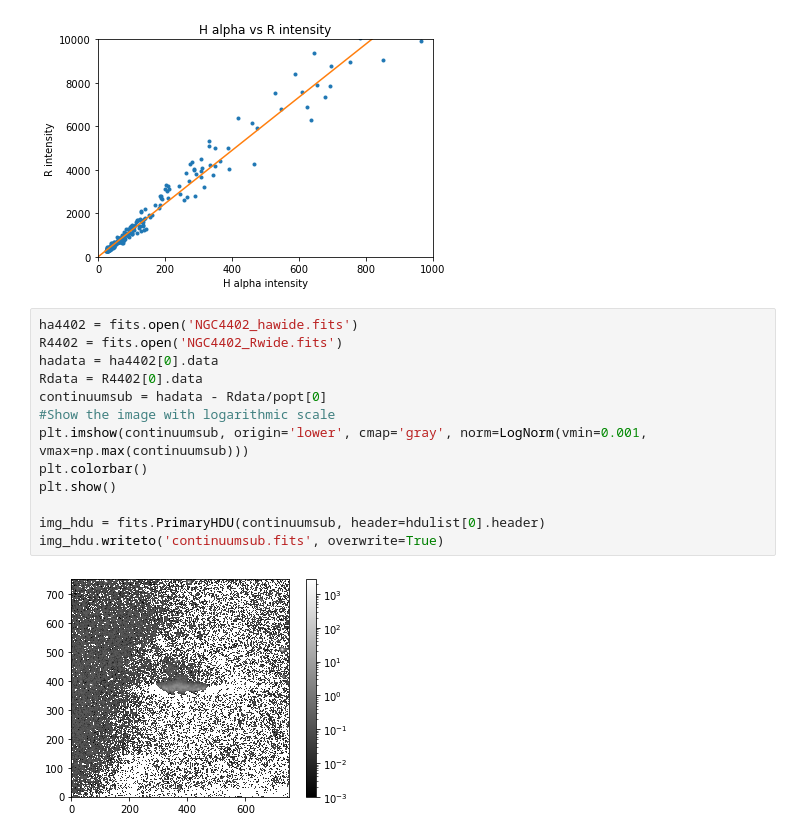
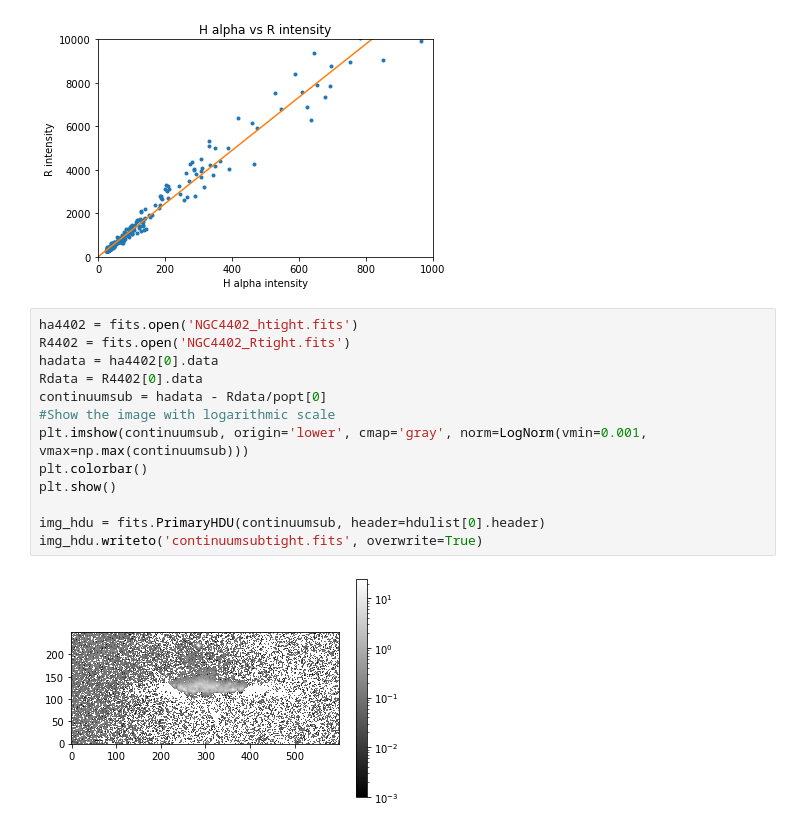
Before and after one commit to RagingSpaghetti/ALOP-Groep-8, a Jupyter notebook: ALOP.ipynb, the cells around one changed output. Cells and saved outputs as stored; diff of their text form.

```diff
--- a/ALOP.ipynb
+++ b/ALOP.ipynb
@@ -130,17 +130,17 @@ plt.show()
 [12.23454995]
 [figure]
 # %%
-ha4402 = fits.open('NGC4402_hawide.fits')
-R4402 = fits.open('NGC4402_Rwide.fits')
+ha4402 = fits.open('NGC4402_htight.fits')
+R4402 = fits.open('NGC4402_Rtight.fits')
 hadata = ha4402[0].data
 Rdata = R4402[0].data
 continuumsub = hadata - Rdata/popt[0]
 #Show the image with logarithmic scale
 plt.imshow(continuumsub, origin='lower', cmap='gray', norm=LogNorm(vmin=0.001, vmax=np.max(continuumsub)))
 plt.colorbar()
 plt.show()
 
 img_hdu = fits.PrimaryHDU(continuumsub, header=hdulist[0].header)
-img_hdu.writeto('continuumsub.fits', overwrite=True)
+img_hdu.writeto('continuumsubtight.fits', overwrite=True)
 # %% [output]
-[figure, old version]
+[figure, new version]
```
Also changed, not shown: parts of 2 cells of this notebook, 1 other file.
